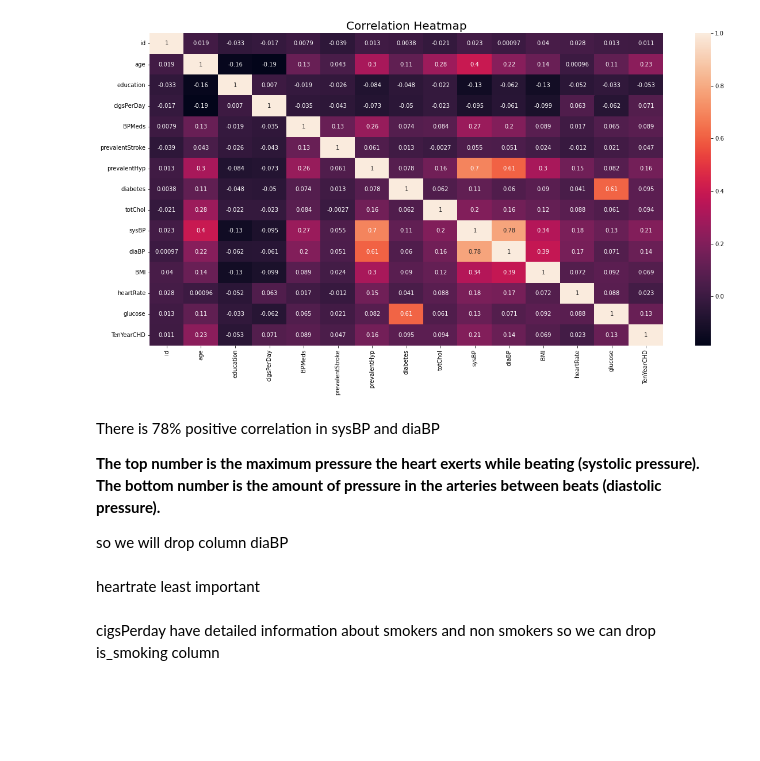
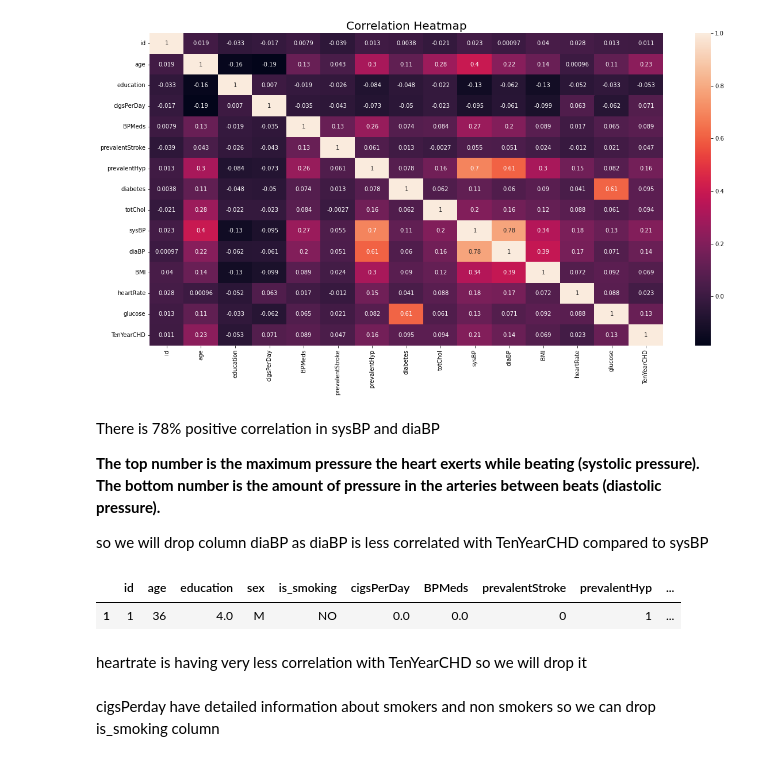
Before and after one commit to saurabhshinkar/CRP, a Jupyter notebook: Cardiovascular_Risk_prediction_Saurabh_Shinkar.ipynb, the cells around one changed output. Cells and saved outputs as stored; diff of their text form; code cells hidden in the pictures; blank space fills up the shorter version.

```diff
--- a/Cardiovascular_Risk_prediction_Saurabh_Shinkar.ipynb
+++ b/Cardiovascular_Risk_prediction_Saurabh_Shinkar.ipynb
@@ -445,10 +445,15 @@ There is 78% positive correlation in sysBP and diaBP
 
 **The top number is the maximum pressure the heart exerts while beating (systolic pressure). The bottom number is the amount of pressure in the arteries between beats (diastolic pressure).**
 
-so we will drop column diaBP
+so we will drop column diaBP as diaBP is less correlated with TenYearCHD compared to sysBP
+# %%
+data.head(1)
+# %% [output]
+|  | id | age | education | sex | is_smoking | cigsPerDay | BPMeds | prevalentStroke | prevalentHyp | ... |
+| 1 | 1 | 36 | 4.0 | M | NO | 0.0 | 0.0 | 0 | 1 | ... |
 # %%
 #drop column diaBP
 data.drop(columns=['diaBP'],axis=1,inplace=True)
-# %% [markdown]
-heartrate least important
+# %% [markdown]
+heartrate is having very less correlation with TenYearCHD so we will drop it
 # %%
```
Also changed, not shown: parts of 64 cells of this notebook.
